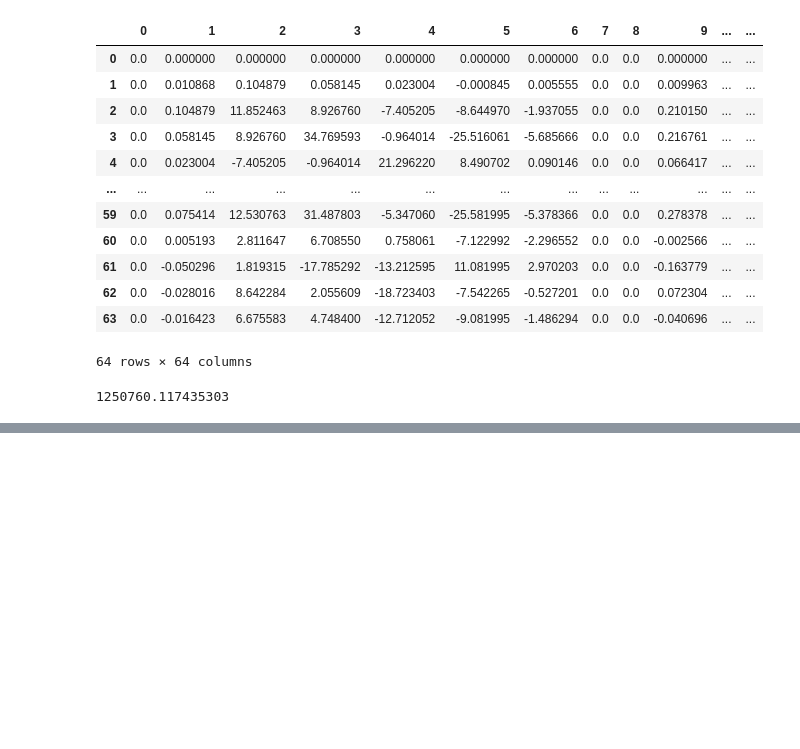
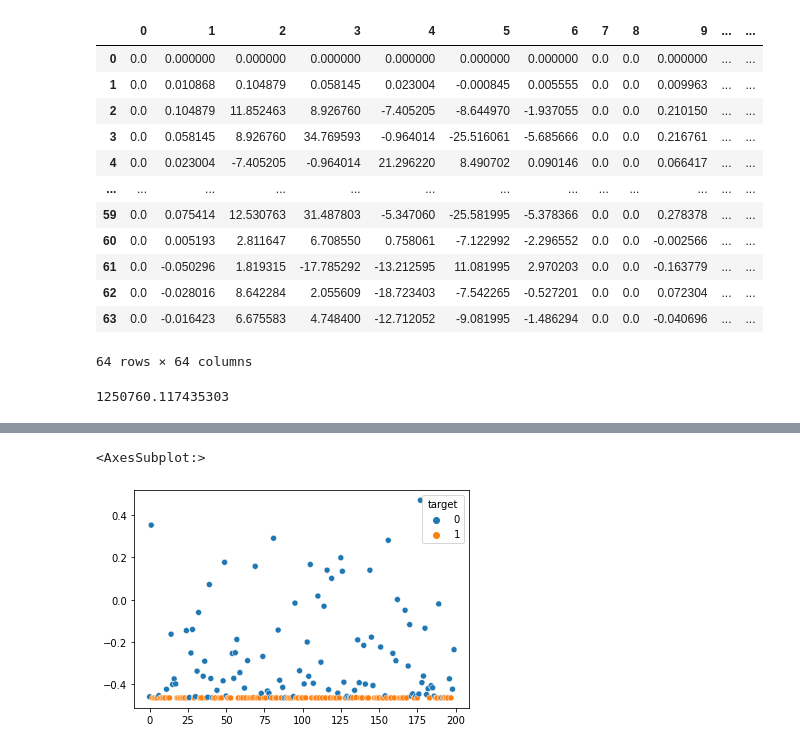
Before and after one commit to Simon-Bertrand/Clusters-Features, a Jupyter notebook: README.ipynb, the cells around one changed output, grey strips where cells are left out. Drawn from its saved outputs; the diff is of its cells as text; code cells hidden in the pictures; blank space fills up the shorter version.

```diff
--- a/README.ipynb
+++ b/README.ipynb
@@ -117,0 +186,10 @@ CC.score_index_info("max")
+# %%
+from sklearn.neighbors import KernelDensity
+import numpy as np
+
+X = CC2.data_features
+kde = KernelDensity(kernel='gaussian', bandwidth=0.2).fit(X)
+sns.scatterplot(y=kde.score_samples(X),x=X.index,c=CC2.data_target, hue=CC2.data_target)
+# %% [output]
+<AxesSubplot:>
+[figure, added]
```
Also changed, not shown: parts of 31 cells of this notebook, 1 other file.
